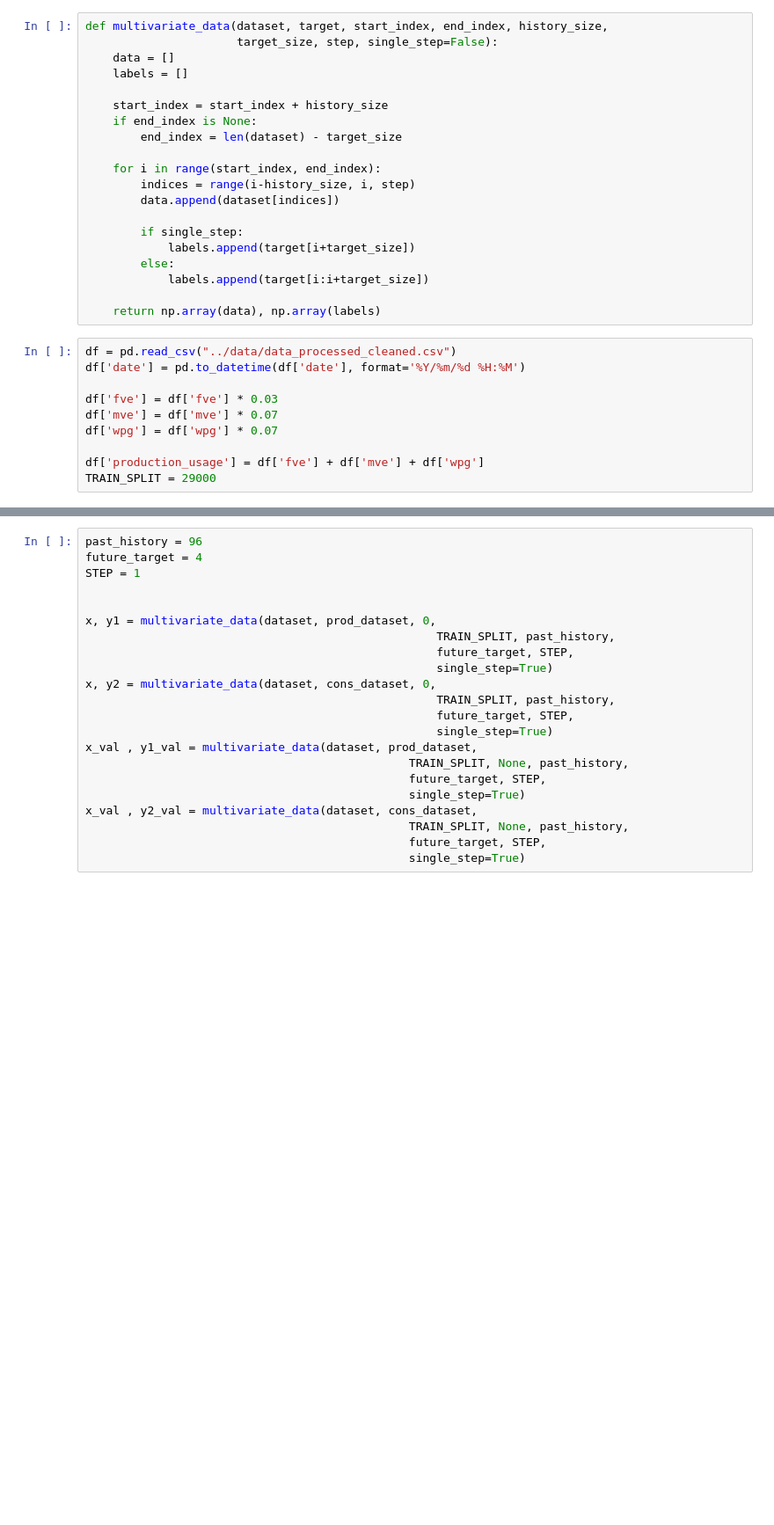
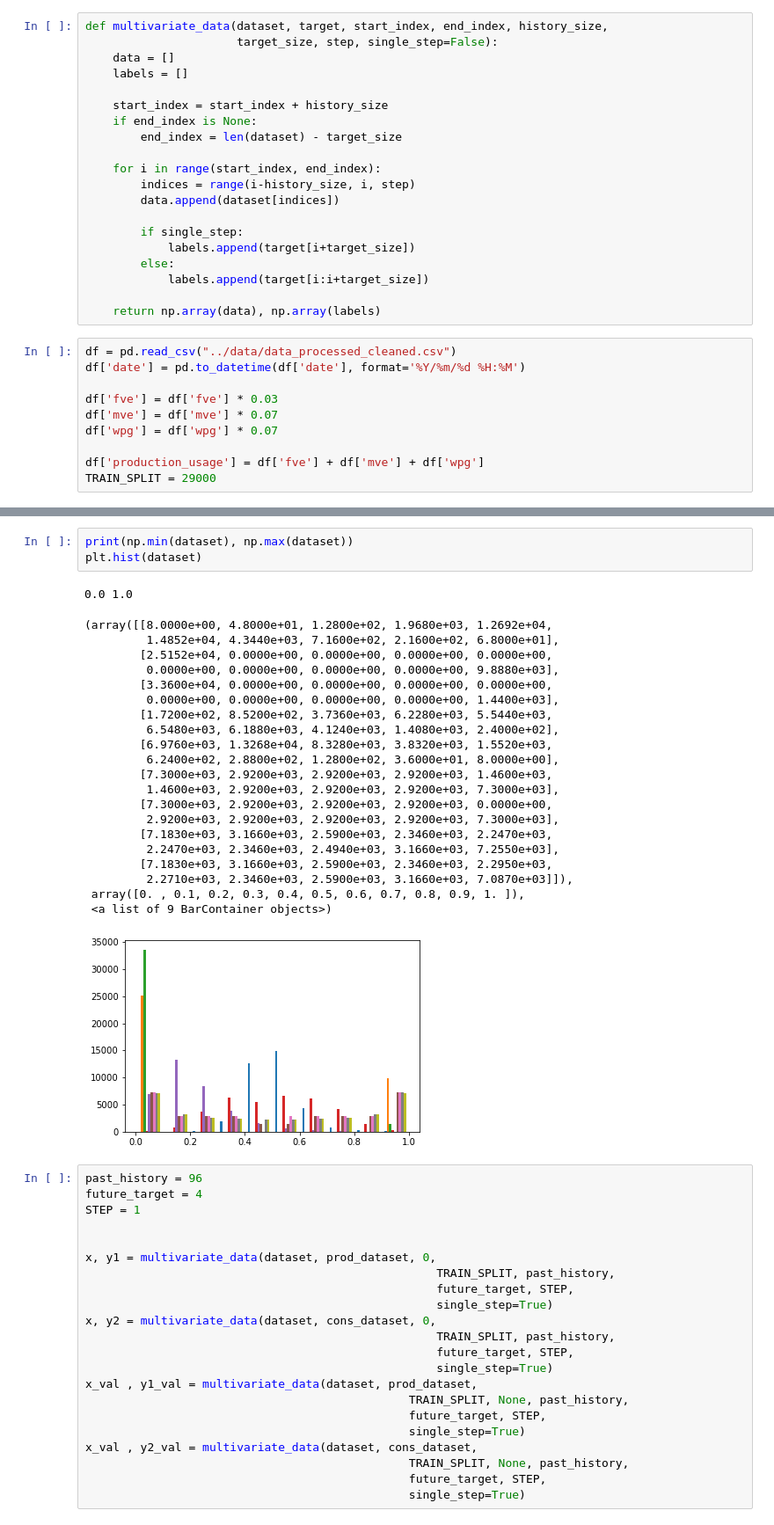
Before and after one commit to fiit-ba/Optimization-of-Battery-Management-in-Microgrid, a Jupyter notebook: AI/func_api_keras_lstm.ipynb, the cells around one changed output, grey strips where cells are left out. Shown at 88% size. Saved outputs shown, nothing was run; the diff lists cells and outputs as text; blank space fills up the shorter version.

```diff
--- a/AI/func_api_keras_lstm.ipynb
+++ b/AI/func_api_keras_lstm.ipynb
@@ -83,3 +118,29 @@ dataset = (dataset-data_mean)/data_std
+# %%
+print(np.min(dataset), np.max(dataset))
+plt.hist(dataset)
+# %% [output]
+0.0 1.0
+(array([[8.0000e+00, 4.8000e+01, 1.2800e+02, 1.9680e+03, 1.2692e+04,
+         1.4852e+04, 4.3440e+03, 7.1600e+02, 2.1600e+02, 6.8000e+01],
+        [2.5152e+04, 0.0000e+00, 0.0000e+00, 0.0000e+00, 0.0000e+00,
+         0.0000e+00, 0.0000e+00, 0.0000e+00, 0.0000e+00, 9.8880e+03],
+        [3.3600e+04, 0.0000e+00, 0.0000e+00, 0.0000e+00, 0.0000e+00,
+         0.0000e+00, 0.0000e+00, 0.0000e+00, 0.0000e+00, 1.4400e+03],
+        [1.7200e+02, 8.5200e+02, 3.7360e+03, 6.2280e+03, 5.5440e+03,
+         6.5480e+03, 6.1880e+03, 4.1240e+03, 1.4080e+03, 2.4000e+02],
+        [6.9760e+03, 1.3268e+04, 8.3280e+03, 3.8320e+03, 1.5520e+03,
+         6.2400e+02, 2.8800e+02, 1.2800e+02, 3.6000e+01, 8.0000e+00],
+        [7.3000e+03, 2.9200e+03, 2.9200e+03, 2.9200e+03, 1.4600e+03,
+         1.4600e+03, 2.9200e+03, 2.9200e+03, 2.9200e+03, 7.3000e+03],
+        [7.3000e+03, 2.9200e+03, 2.9200e+03, 2.9200e+03, 0.0000e+00,
+         2.9200e+03, 2.9200e+03, 2.9200e+03, 2.9200e+03, 7.3000e+03],
+        [7.1830e+03, 3.1660e+03, 2.5900e+03, 2.3460e+03, 2.2470e+03,
+         2.2470e+03, 2.3460e+03, 2.4940e+03, 3.1660e+03, 7.2550e+03],
+        [7.1830e+03, 3.1660e+03, 2.5900e+03, 2.3460e+03, 2.2950e+03,
+         2.2710e+03, 2.3460e+03, 2.5900e+03, 3.1660e+03, 7.0870e+03]]),
+ array([0. , 0.1, 0.2, 0.3, 0.4, 0.5, 0.6, 0.7, 0.8, 0.9, 1. ]),
+ <a list of 9 BarContainer objects>)
+[figure, added]
 # %%
 past_history = 96
 future_target = 4
```
Also changed, not shown: parts of 10 cells of this notebook.
